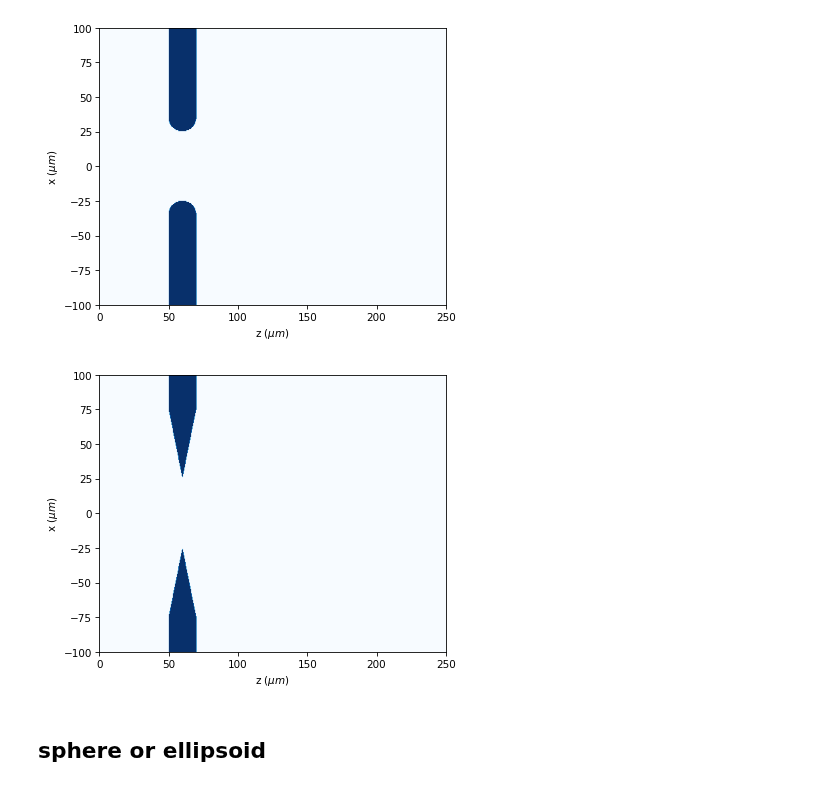
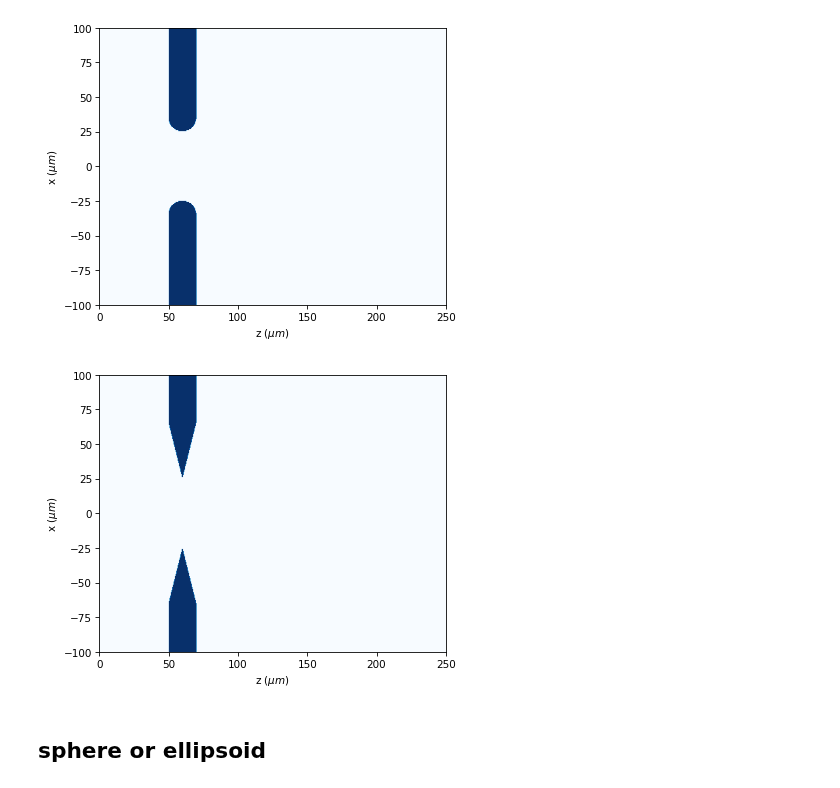
Before and after one commit to optbrea/diffractio, a Jupyter notebook: docs/source/tutorial_scalar/scalar_XZ/masks_xz.ipynb, the cells around one changed output. Drawn from its saved outputs; the diff is of its cells as text; code cells hidden in the pictures.

```diff
--- a/docs/source/tutorial_scalar/scalar_XZ/masks_xz.ipynb
+++ b/docs/source/tutorial_scalar/scalar_XZ/masks_xz.ipynb
@@ -108,22 +108,22 @@ t1.draw_refractive_index(scale='scaled')
 # %%
 x0 = np.linspace(-100 * um, 100 * um, 256)
 z0 = np.linspace(0 * um, 250 * um, 512)
 wavelength = 0.6238 * um
 
 
 t1 = Scalar_mask_XZ(x=x0, z=z0, wavelength=wavelength)
 t1.shaped_slit(
                 location= 50 * um,
                 depth= 20 * um,
-                vertex= 50 * um,
+                vertex= 40 * um,
                 aperture= 50 * um,
                 refractive_index= 1.5,
                 n= 1,
 )
 
 t1.draw_refractive_index(scale='scaled')
 # %% [output]
-[figure, old version]
+[figure, new version]
 # %% [markdown]
 ## sphere or ellipsoid
 # %%
```
